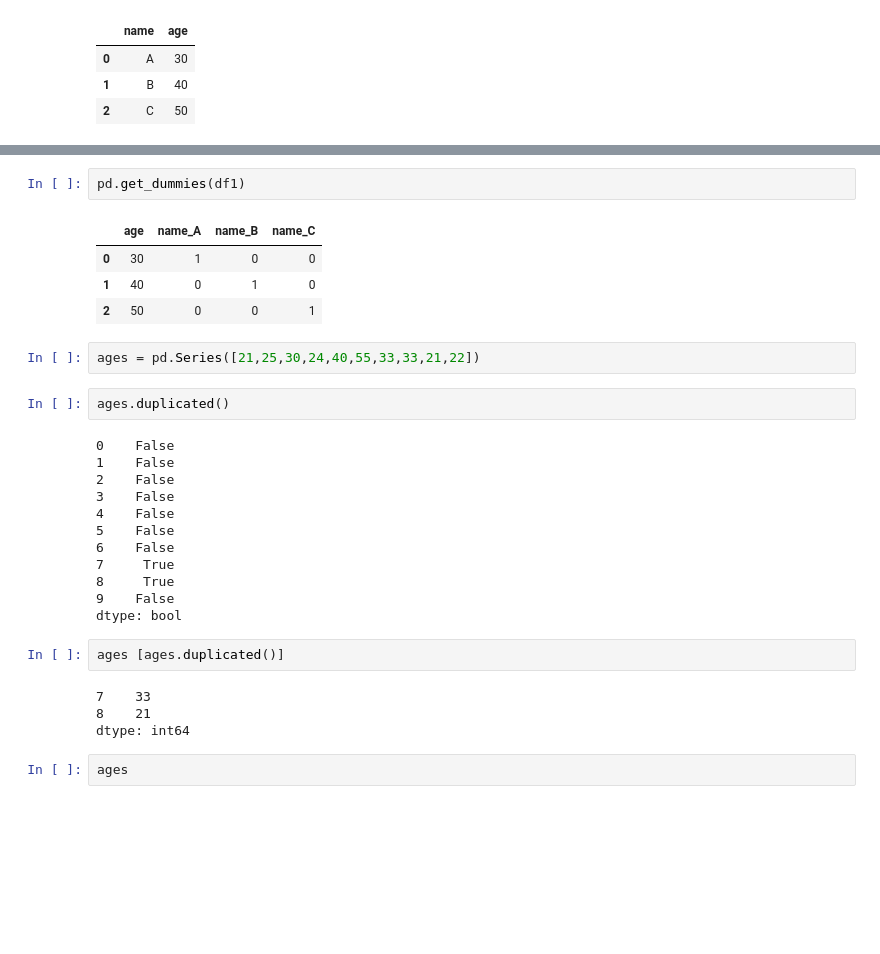
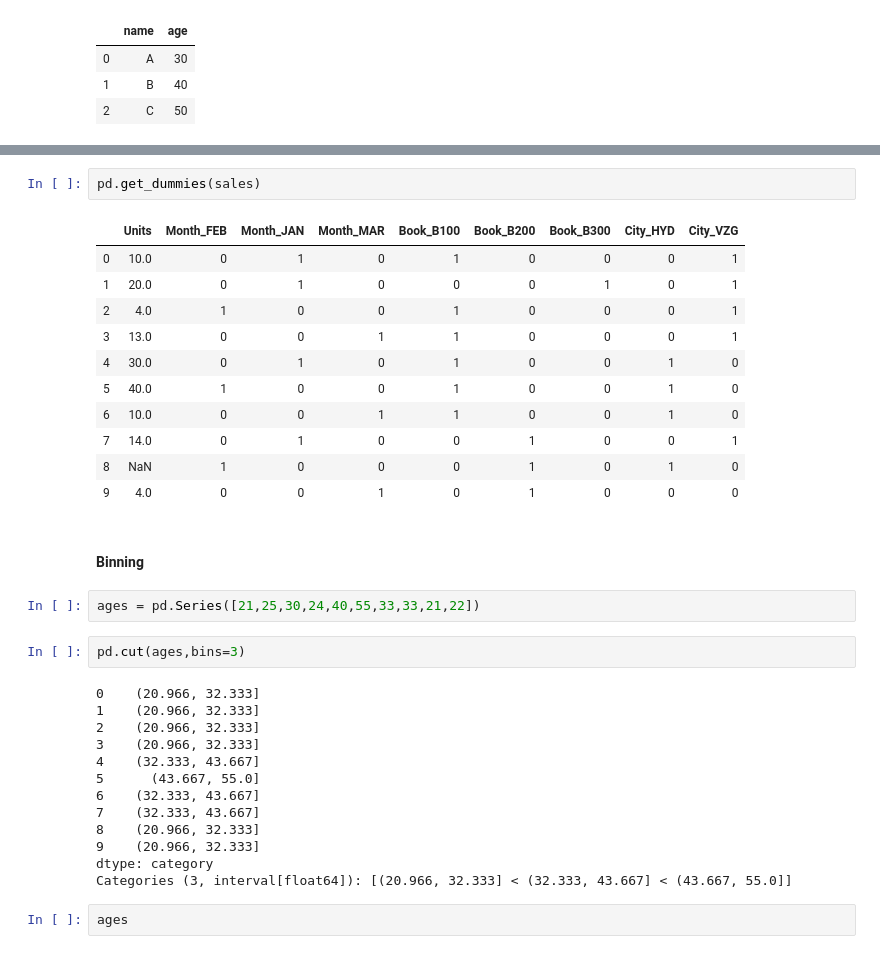
Before and after one commit to srikanthpragada/DS_06_JAN_2020, a Jupyter notebook: sales.ipynb, the cells around one changed output, grey strips where cells are left out. Drawn from its saved outputs; the diff is of its cells as text; blank space fills up the shorter version.

```diff
--- a/sales.ipynb
+++ b/sales.ipynb
@@ -713,32 +786,36 @@ df1
 # %%
-pd.get_dummies(df1)
+pd.get_dummies(sales)
 # %% [output]
-|  | age | name_A | name_B | name_C |
-| 0 | 30 | 1 | 0 | 0 |
-| 1 | 40 | 0 | 1 | 0 |
-| 2 | 50 | 0 | 0 | 1 |
+|  | Units | Month_FEB | Month_JAN | Month_MAR | Book_B100 | Book_B200 | Book_B300 | City_HYD | City_VZG |
+| 0 | 10.0 | 0 | 1 | 0 | 1 | 0 | 0 | 0 | 1 |
+| 1 | 20.0 | 0 | 1 | 0 | 0 | 0 | 1 | 0 | 1 |
+| 2 | 4.0 | 1 | 0 | 0 | 1 | 0 | 0 | 0 | 1 |
+| 3 | 13.0 | 0 | 0 | 1 | 1 | 0 | 0 | 0 | 1 |
+| 4 | 30.0 | 0 | 1 | 0 | 1 | 0 | 0 | 1 | 0 |
+| 5 | 40.0 | 1 | 0 | 0 | 1 | 0 | 0 | 1 | 0 |
+| 6 | 10.0 | 0 | 0 | 1 | 1 | 0 | 0 | 1 | 0 |
+| 7 | 14.0 | 0 | 1 | 0 | 0 | 1 | 0 | 0 | 1 |
+| 8 | NaN | 1 | 0 | 0 | 0 | 1 | 0 | 1 | 0 |
+| 9 | 4.0 | 0 | 0 | 1 | 0 | 1 | 0 | 0 | 0 |
+# %% [markdown]
+#### Binning
 # %%
 ages = pd.Series([21,25,30,24,40,55,33,33,21,22])
-# %%
-ages.duplicated()
-# %% [output]
-0    False
-1    False
-2    False
-3    False
-4    False
-5    False
-6    False
-7     True
-8     True
-9    False
-dtype: bool
-# %%
-ages [ages.duplicated()]
-# %% [output]
-7    33
-8    21
-dtype: int64
+# %%
+pd.cut(ages,bins=3)
+# %% [output]
+0    (20.966, 32.333]
+1    (20.966, 32.333]
+2    (20.966, 32.333]
+3    (20.966, 32.333]
+4    (32.333, 43.667]
+5      (43.667, 55.0]
+6    (32.333, 43.667]
+7    (32.333, 43.667]
+8    (20.966, 32.333]
+9    (20.966, 32.333]
+dtype: category
+Categories (3, interval[float64]): [(20.966, 32.333] < (32.333, 43.667] < (43.667, 55.0]]
 # %%
 ages
 # %% [output]
```
Also changed, not shown: parts of 22 cells of this notebook, 1 other file.
